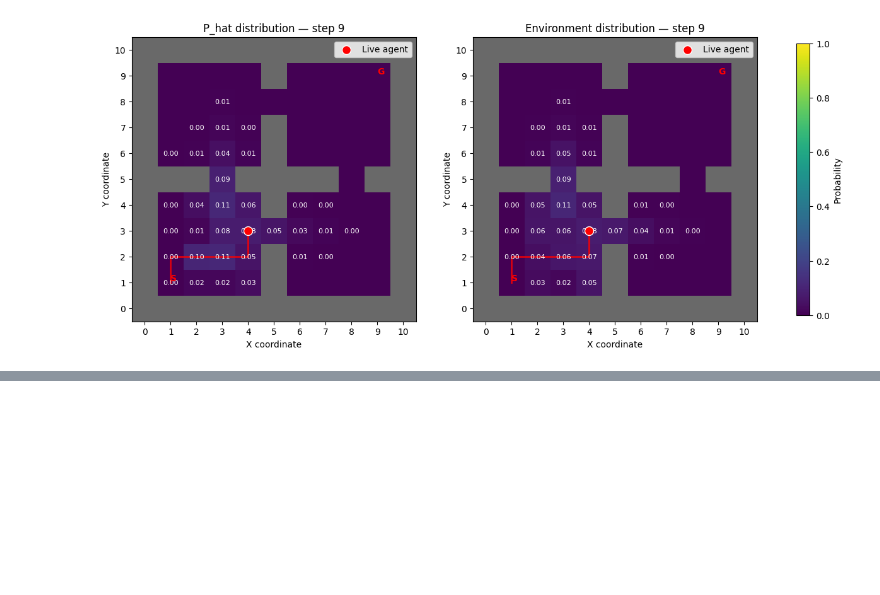
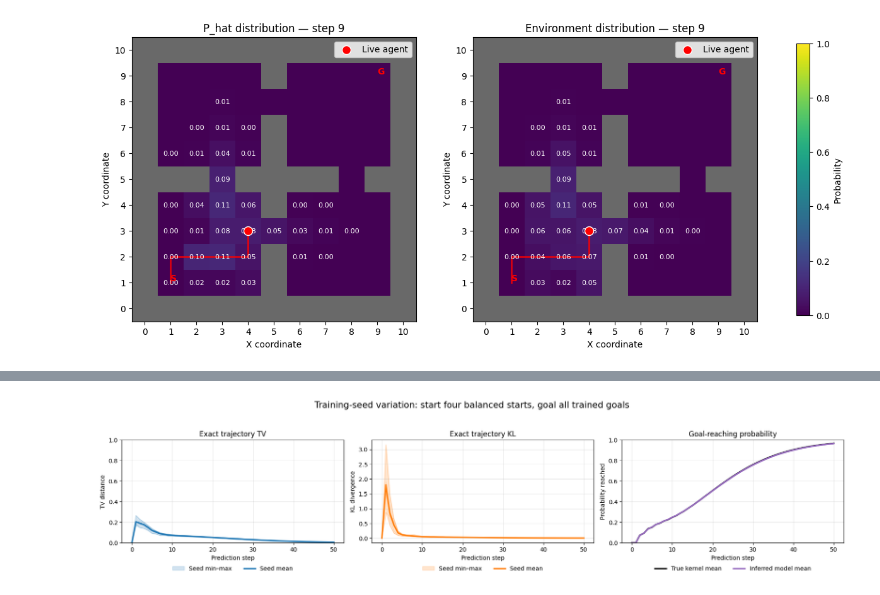
Before and after one commit to MickWPM/ai-thesis, a Jupyter notebook: Notebooks/Phase_1.ipynb, the cells around one changed output, grey strips where cells are left out. Cells and saved outputs as stored; diff of their text form; code cells hidden in the pictures; blank space fills up the shorter version.

```diff
--- a/Notebooks/Phase_1.ipynb
+++ b/Notebooks/Phase_1.ipynb
@@ -102,0 +216,4 @@ for s in visualised_steps:
+# %%
+EVALUATION_STARTS = [(2, 2), (2, 8), (8, 2), (8, 8)]
+
+phase1_all_metric_df, phase1_task_seed_summary_df = evaluate_phase1_task_grid(env, seeded_models, goals=goals, evaluation_starts=EVALUATION_STARTS, n_steps=50)
@@ -102,0 +241,27 @@ for s in visualised_steps:
+# %%
+#Gemini supported function for full visualisation, manually verified
+curve_columns = [
+    "trajectory TV",
+    "trajectory KL",
+    "true goal probability",
+    "inferred goal probability",
+    "goal probability error",
+    "goal probability bias",
+]
+
+phase1_seed_step_df = (
+    phase1_all_metric_df
+    .groupby(
+        ["training seed", "step"],
+        as_index=False,
+    )[curve_columns]
+    .mean()
+)
+
+plot_seeded_phase1_metrics(
+    phase1_seed_step_df,
+    goal_state="all trained goals",
+    start_state="four balanced starts",
+)
+# %% [output]
+[figure, added]
```
Also changed, not shown: parts of 23 cells of this notebook, 3 other files.
